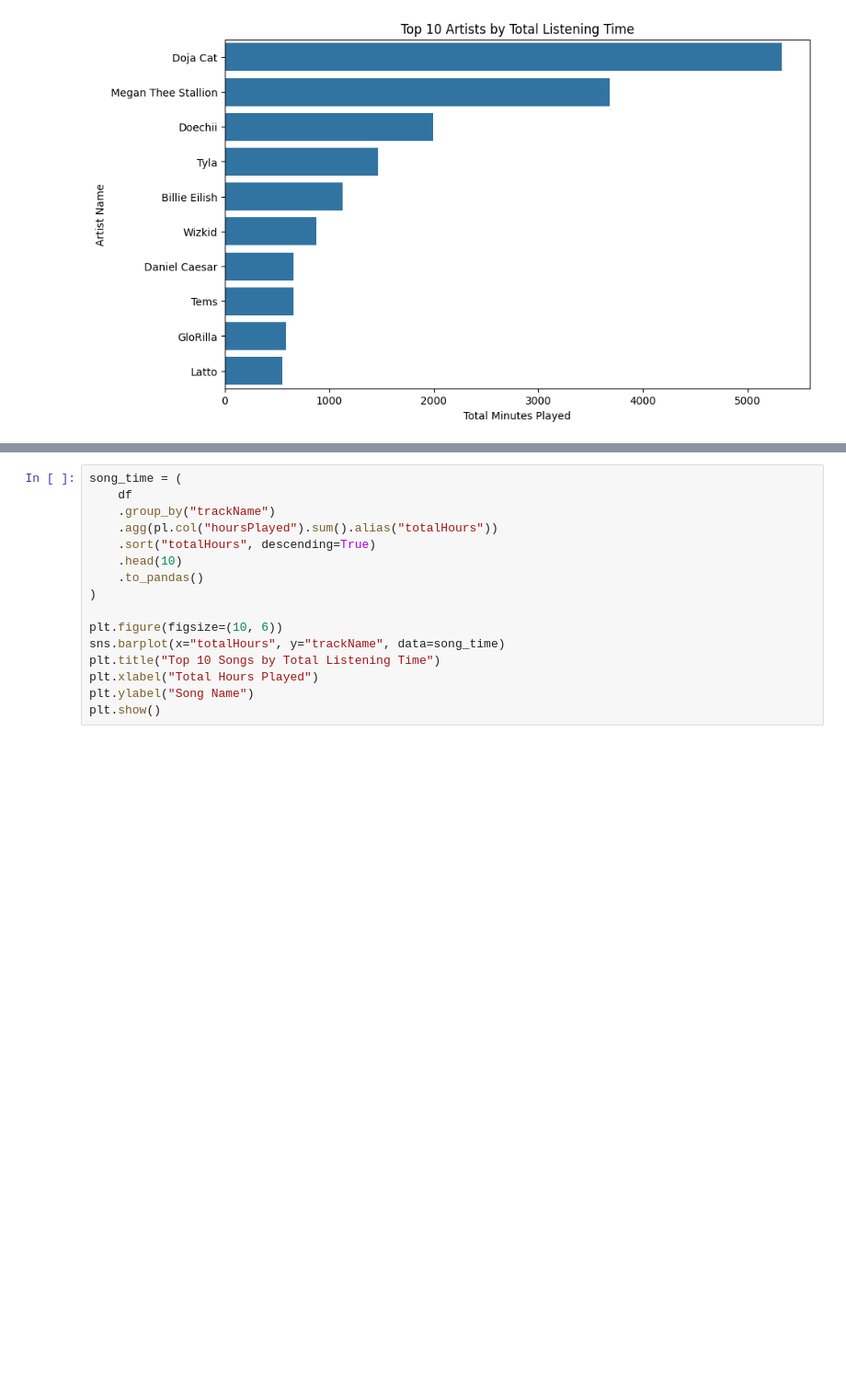
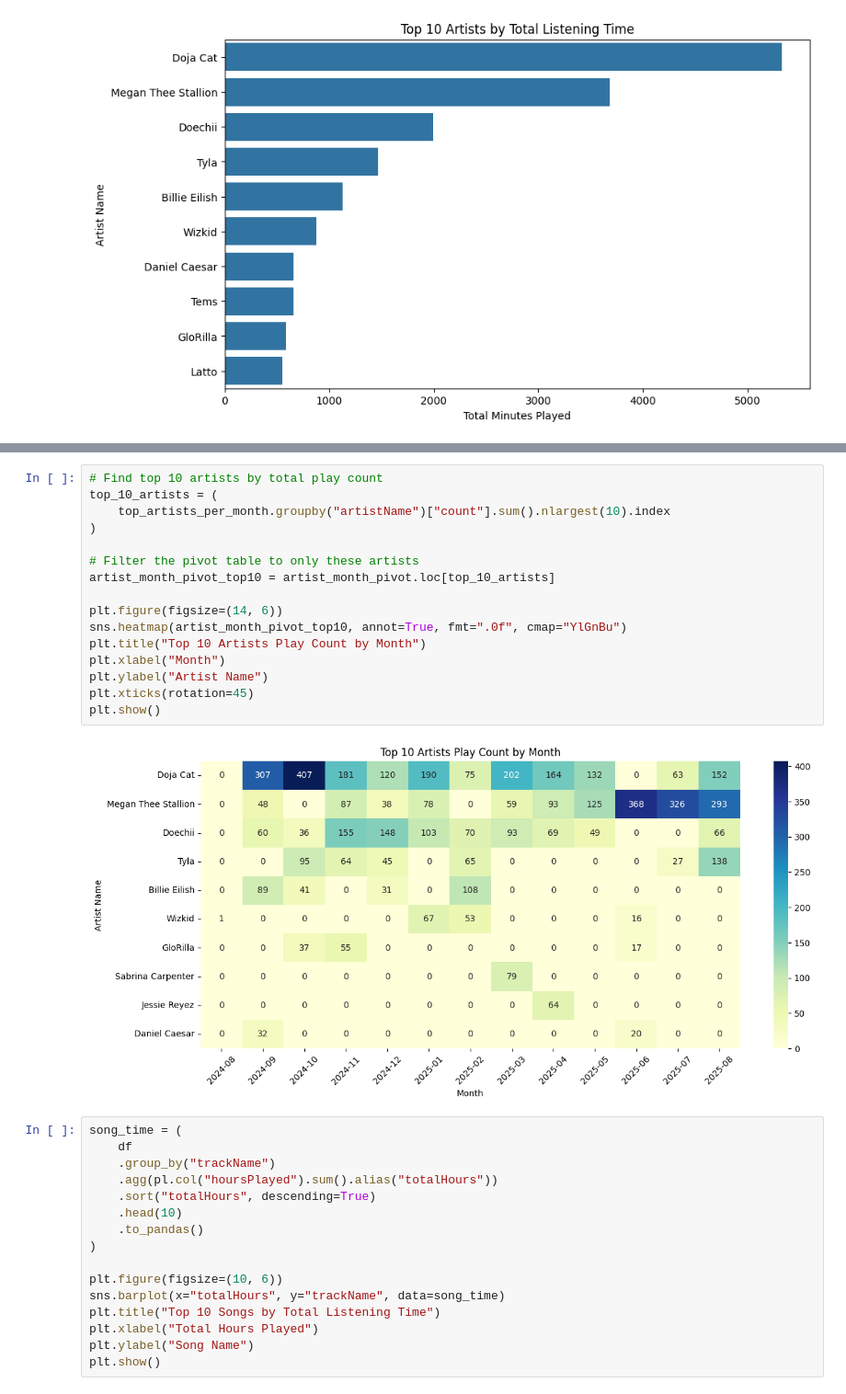
Before and after one commit to Makena-WB/Spotify-Wrapped, a Jupyter notebook: crunch.ipynb, the cells around one changed output, grey strips where cells are left out. Shown at 92% size. Drawn from its saved outputs; the diff is of its cells as text; blank space fills up the shorter version.

```diff
--- a/crunch.ipynb
+++ b/crunch.ipynb
@@ -184,3 +242,21 @@ print(df.columns)
+# %%
+# Find top 10 artists by total play count
+top_10_artists = (
+    top_artists_per_month.groupby("artistName")["count"].sum().nlargest(10).index
+)
+
+# Filter the pivot table to only these artists
+artist_month_pivot_top10 = artist_month_pivot.loc[top_10_artists]
+
+plt.figure(figsize=(14, 6))
+sns.heatmap(artist_month_pivot_top10, annot=True, fmt=".0f", cmap="YlGnBu")
+plt.title("Top 10 Artists Play Count by Month")
+plt.xlabel("Month")
+plt.ylabel("Artist Name")
+plt.xticks(rotation=45)
+plt.show()
+# %% [output]
+[figure, added]
 # %%
 song_time = (
     df
```
Also changed, not shown: parts of 9 cells of this notebook, 1 other file.
